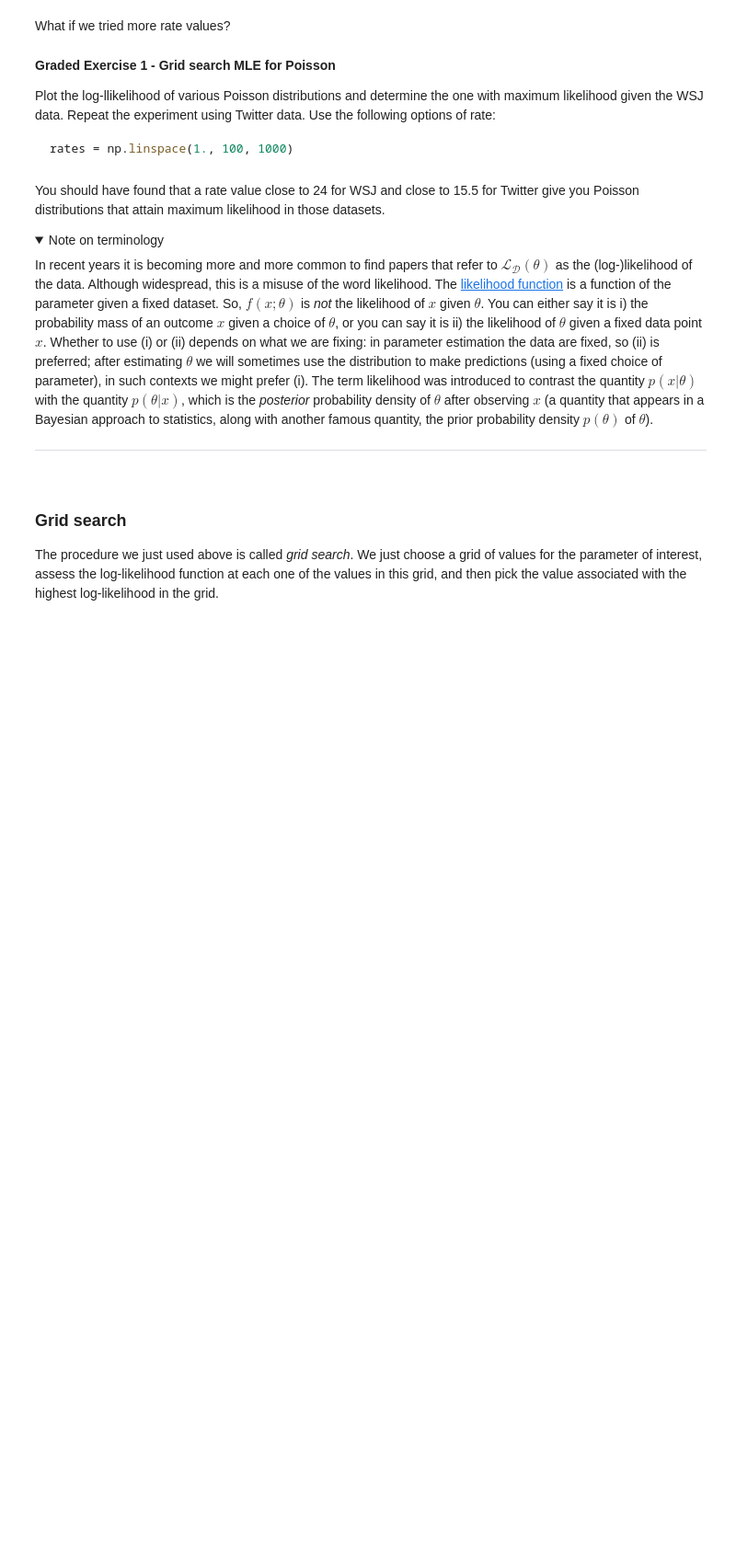
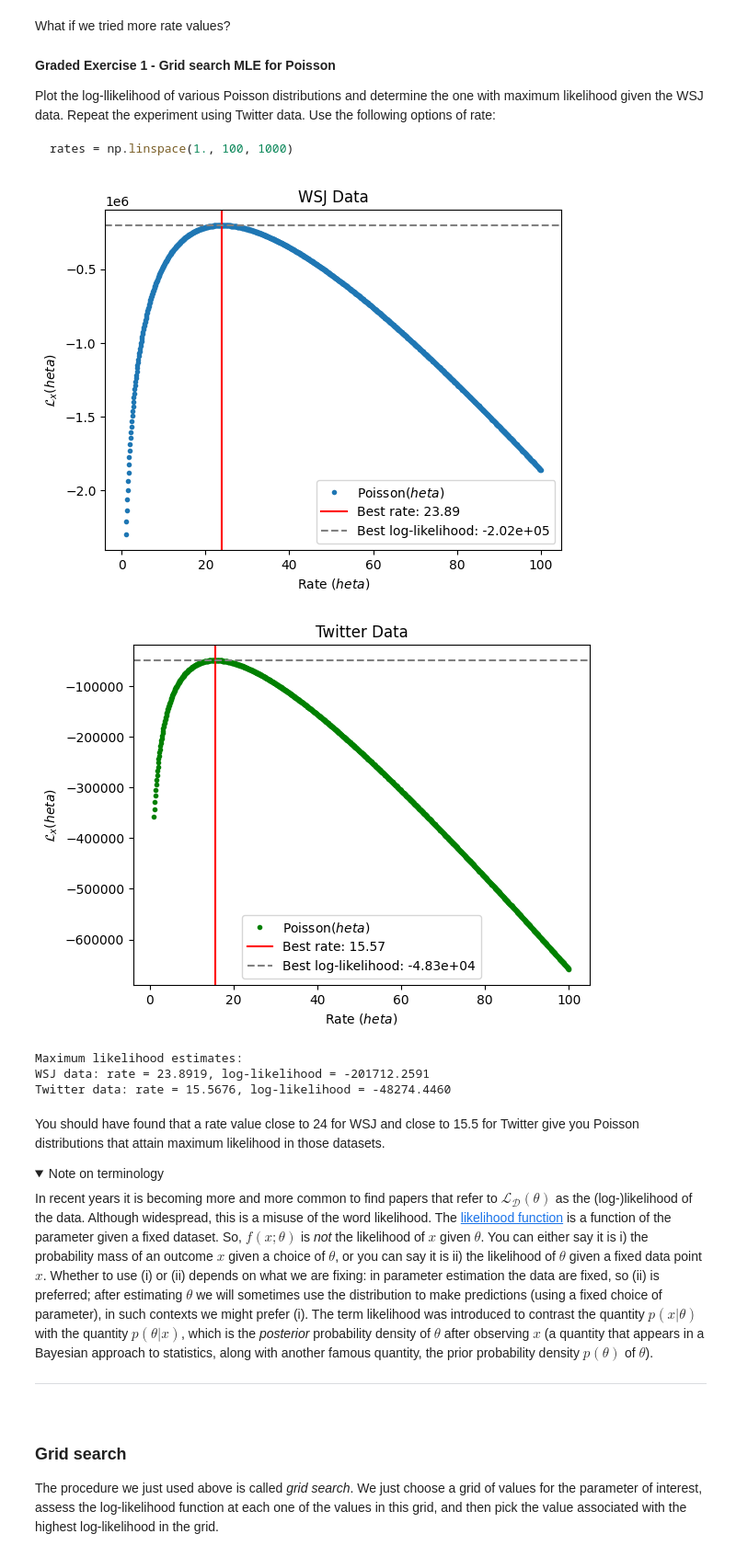
Before and after one commit to MxDiederick/NLP, a Jupyter notebook: T1.ipynb, the cells around one changed output. Shown at 92% size. Cells and saved outputs as stored; diff of their text form; code cells hidden in the pictures; folded sections open; blank space fills up the shorter version.

```diff
--- a/T1.ipynb
+++ b/T1.ipynb
@@ -942,3 +940,41 @@ rates = np.linspace(1., 100, 1000)
+# %%
+rates = np.linspace(1., 100, 1000)
+
+# WSJ data
+lls_wsj = [poisson_log_likelihood(rate, wsj_lens) for rate in rates]
+_ = plt.plot(rates, lls_wsj, '.', label=r'Poisson($	heta$)')
+argmax_wsj = np.argmax(lls_wsj)
+best_rate_wsj = rates[argmax_wsj]
+_ = plt.axvline(best_rate_wsj, c='r', label=f'Best rate: {best_rate_wsj:.2f}')
+_ = plt.axhline(lls_wsj[argmax_wsj], c='gray', linestyle='dashed', label=f'Best log-likelihood: {lls_wsj[argmax_wsj]:.2e}')
+_ = plt.ylabel(r'$\mathcal{L}_x(	heta)$')
+_ = plt.xlabel(r'Rate ($	heta$)')
+_ = plt.title('WSJ Data')
+_ = plt.legend()
+plt.show()
+
+# Twitter data
+lls_twitter = [poisson_log_likelihood(rate, twitter_lens) for rate in rates]
+_ = plt.plot(rates, lls_twitter, '.', label=r'Poisson($	heta$)', color='green')
+argmax_twitter = np.argmax(lls_twitter)
+best_rate_twitter = rates[argmax_twitter]
+_ = plt.axvline(best_rate_twitter, c='r', label=f'Best rate: {best_rate_twitter:.2f}')
+_ = plt.axhline(lls_twitter[argmax_twitter], c='gray', linestyle='dashed', label=f'Best log-likelihood: {lls_twitter[argmax_twitter]:.2e}')
+_ = plt.ylabel(r'$\mathcal{L}_x(	heta)$')
+_ = plt.xlabel(r'Rate ($	heta$)')
+_ = plt.title('Twitter Data')
+_ = plt.legend()
+plt.show()
+
+print(f"Maximum likelihood estimates:")
+print(f"WSJ data: rate = {best_rate_wsj:.4f}, log-likelihood = {lls_wsj[argmax_wsj]:.4f}")
+print(f"Twitter data: rate = {best_rate_twitter:.4f}, log-likelihood = {lls_twitter[argmax_twitter]:.4f}")
+# %% [output]
+[figure, added]
+[figure, added]
+Maximum likelihood estimates:
+WSJ data: rate = 23.8919, log-likelihood = -201712.2591
+Twitter data: rate = 15.5676, log-likelihood = -48274.4460
 # %% [markdown]
 You should have found that a rate value close to 24 for WSJ and close to 15.5 for Twitter give you Poisson distributions that attain maximum likelihood in those datasets.
 
```
Also changed, not shown: parts of 9 cells of this notebook, 1 other file.
